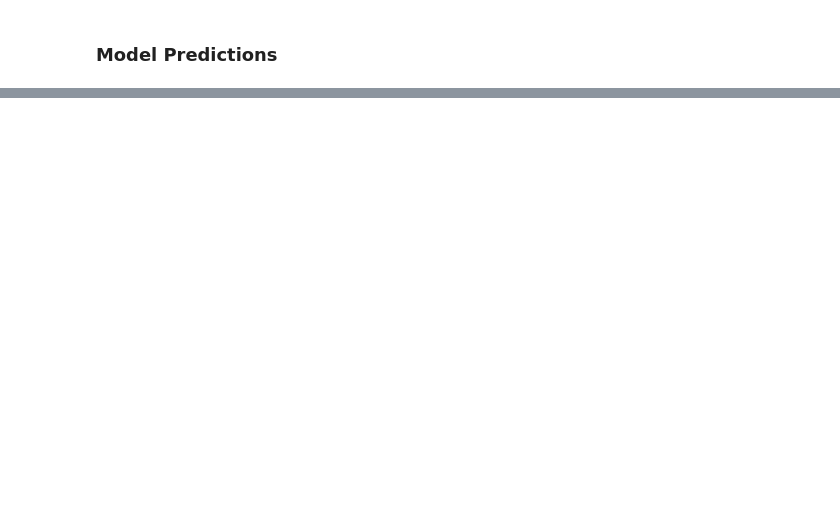
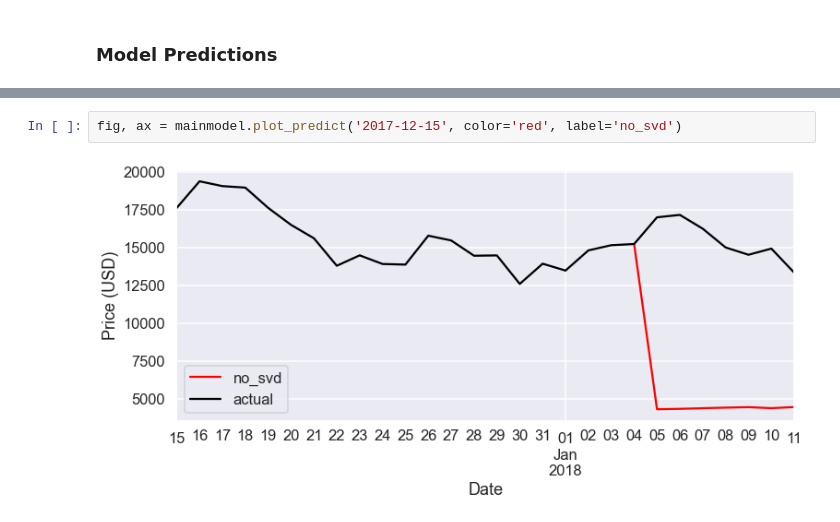
Before and after one commit to KaidenFrizu/recurrent-bitcoin-network, a Jupyter notebook: docs/Documentation.ipynb, the cells around one changed output, grey strips where cells are left out. Drawn from its saved outputs; the diff is of its cells as text; blank space fills up the shorter version.

```diff
--- a/docs/Documentation.ipynb
+++ b/docs/Documentation.ipynb
@@ -488,0 +470,4 @@ show_prediction('2020-12-20')
+# %%
+fig, ax = mainmodel.plot_predict('2017-12-15', color='red', label='no_svd')
+# %% [output]
+[figure, added]
```
Also changed, not shown: parts of 9 cells of this notebook, 5 other files.
